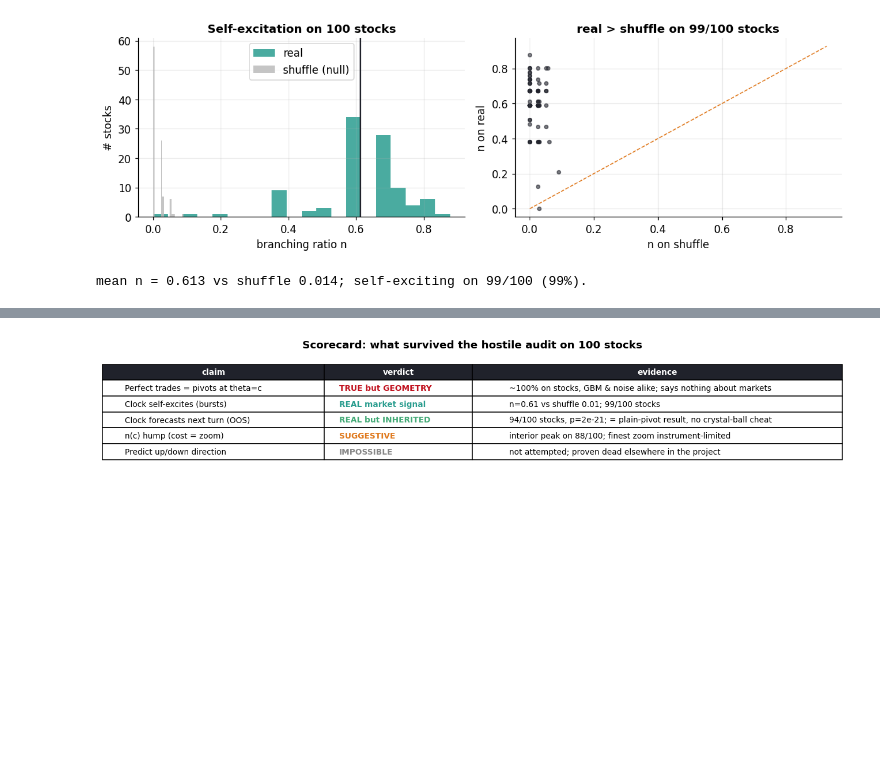
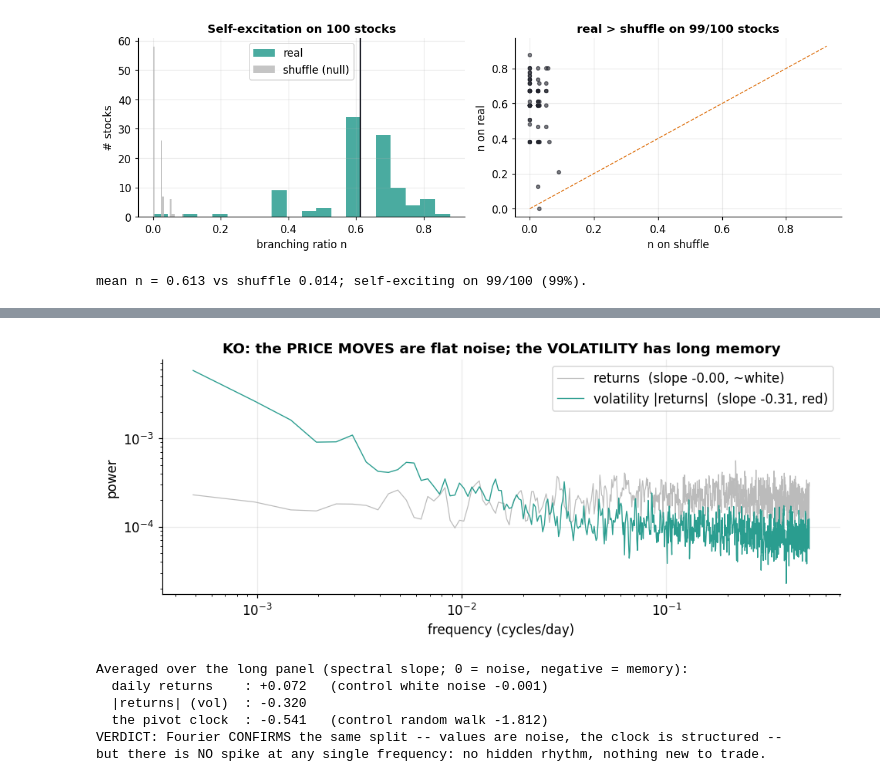
Before and after one commit to albertoHdzE/CausalBool, a Jupyter notebook: index-deconvolution/notebooks/09_oracle_perfect_trader.ipynb, the cells around one changed output, grey strips where cells are left out. Drawn from its saved outputs; the diff is of its cells as text; code cells hidden in the pictures; blank space fills up the shorter version.

```diff
--- a/index-deconvolution/notebooks/09_oracle_perfect_trader.ipynb
+++ b/index-deconvolution/notebooks/09_oracle_perfect_trader.ipynb
@@ -70,21 +70,25 @@ repo root : /Users/alberto/Documents/projects/CausalBool/index-deconvolution
 ready. matplotlib + numpy loaded; code layers on the path.
 # %%
 # Level 10 lives above the shared bootstrap's reach: add level9/level10 and the panels.
-for _sub in ["level9", "level10"]:
+for _sub in ["level9", "level10", "level11"]:
     _p = os.path.join(ROOT, _sub)
     if _p not in sys.path:
         sys.path.insert(0, _p)
 import json
 DATA_100 = os.path.join(ROOT, "finance", "data_100")   # 100 stocks (run level10/download_100.py)
-RESULTS  = os.path.join(ROOT, "results", "exp31_stress_100.json")
 from finance import load_yahoo_close
 
 def load_stock(ticker):
     px = load_yahoo_close(os.path.join(DATA_100, ticker + ".json"))
     return [px[d] for d in sorted(px)]
 
-with open(RESULTS) as _f:
-    R100 = json.load(_f)        # precomputed 100-stock audit (fast to plot)
+def _load(name):
+    with open(os.path.join(ROOT, "results", name)) as _f:
+        return json.load(_f)
+
+R100 = _load("exp31_stress_100.json")   # the 100-stock adversarial audit
+R12  = _load("exp30_oracle_clock.json") # the 12 "famous few" long survivors
+RX   = _load("exp32_multiscale_fourier.json")  # Fourier + multi-scale Hawkes
 print("panel :", len(R100["rows"]), "stocks audited;  demo stock loads live below.")
 # %% [output]
 panel : 100 stocks audited;  demo stock loads live below.
@@ -340,30 +369,31 @@ The whole point of the audit is to separate what is **real and new** from what i
 # %%
-se, oo = R100["self_excitation"], R100["oos_forecast"]
-rows = [
- ["Perfect trades = pivots at theta=c", "TRUE but GEOMETRY",
-  f"~100% on stocks, GBM & noise alike; says nothing about markets"],
- ["Clock self-excites (bursts)", "REAL market signal",
-  f"n={se['mean_branching']:.2f} vs shuffle {se['mean_branching_null']:.2f}; "
-  f"{se['n_self_exciting']}/{R100['n_series']} stocks"],
- ["Clock forecasts next turn (OOS)", "REAL but INHERITED",
-  f"{oo['n_oos_positive']}/{R100['n_series']} stocks, p={oo['sign_test_p']:.0e}; "
-  f"= plain-pivot result, no crystal-ball cheat"],
- ["n(c) hump (cost = zoom)", "SUGGESTIVE",
-  f"interior peak on {R100['n_humped']}/{R100['n_series']}; finest zoom instrument-limited"],
- ["Predict up/down direction", "IMPOSSIBLE",
-  "not attempted; proven dead elsewhere in the project"],
-]
-fig, ax = plt.subplots(figsize=(12, 2.4)); ax.axis("off")
-colecol = {"TRUE but GEOMETRY": HL, "REAL market signal": OK, "REAL but INHERITED": "#4a7",
-           "SUGGESTIVE": BAD, "IMPOSSIBLE": "#888"}
-tab = ax.table(cellText=rows, colLabels=["claim", "verdict", "evidence"],
-               colWidths=[0.30, 0.20, 0.50], loc="center", cellLoc="left")
-tab.auto_set_font_size(False); tab.set_fontsize(9); tab.scale(1, 1.5)
-for (r_, c_), cell in tab.get_celld().items():
-    if r_ == 0: cell.set_facecolor(INK); cell.set_text_props(color="white", fontweight="bold")
-    elif c_ == 1: cell.set_text_props(color=colecol.get(rows[r_-1][1], INK), fontweight="bold")
-plt.title("Scorecard: what survived the hostile audit on 100 stocks", fontweight="bold")
-plt.tight_layout(); plt.show()
+from spectral import periodogram, loglog_slope
+from controls import log_returns
+r = log_returns(price)
+fr, pr = periodogram(r)                       # returns spectrum
+fv, pv = periodogram([abs(x) for x in r])     # volatility (|returns|) spectrum
+sr = loglog_slope(fr, pr)["slope"]; sv = loglog_slope(fv, pv)["slope"]
+
+fig, ax = plt.subplots(figsize=(9, 3.8))
+ax.loglog(fr, pr, color="#bbb", lw=0.8, label=f"returns  (slope {sr:+.2f}, ~white)")
+ax.loglog(fv, pv, color=OK,     lw=0.9, label=f"volatility |returns|  (slope {sv:+.2f}, red)")
+ax.set_xlabel("frequency (cycles/day)"); ax.set_ylabel("power")
+ax.set_title(f"{TICKER}: the PRICE MOVES are flat noise; the VOLATILITY has long memory")
+ax.legend(); plt.tight_layout(); plt.show()
+
+fo = RX["fourier"]
+print("Averaged over the long panel (spectral slope; 0 = noise, negative = memory):")
+print(f"  daily returns    : {fo['returns_slope']:+.3f}   (control white noise {fo['control_white_slope']:+.3f})")
+print(f"  |returns| (vol)  : {fo['abs_returns_slope']:+.3f}")
+print(f"  the pivot clock  : {fo['activity_slope']:+.3f}   (control random walk {fo['control_walk_slope']:+.3f})")
+print("VERDICT: Fourier CONFIRMS the same split -- values are noise, the clock is structured --")
+print("but there is NO spike at any single frequency: no hidden rhythm, nothing new to trade.")
 # %% [output]
-[figure, old version]
+[figure, new version]
+Averaged over the long panel (spectral slope; 0 = noise, negative = memory):
+  daily returns    : +0.072   (control white noise -0.001)
+  |returns| (vol)  : -0.320
+  the pivot clock  : -0.541   (control random walk -1.812)
+VERDICT: Fourier CONFIRMS the same split -- values are noise, the clock is structured --
+but there is NO spike at any single frequency: no hidden rhythm, nothing new to trade.
 # %% [markdown]
```
Also changed, not shown: parts of 12 cells of this notebook, 8 other files.
